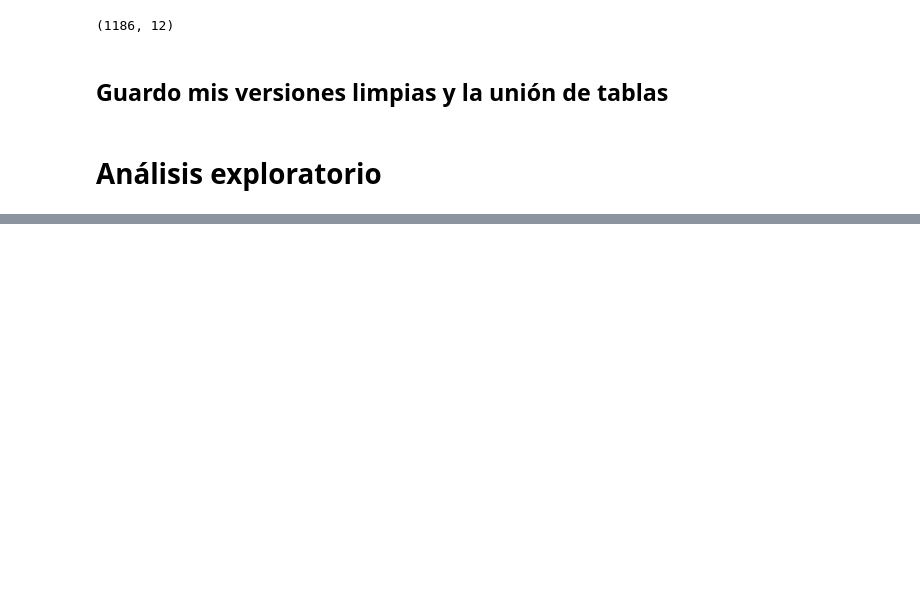
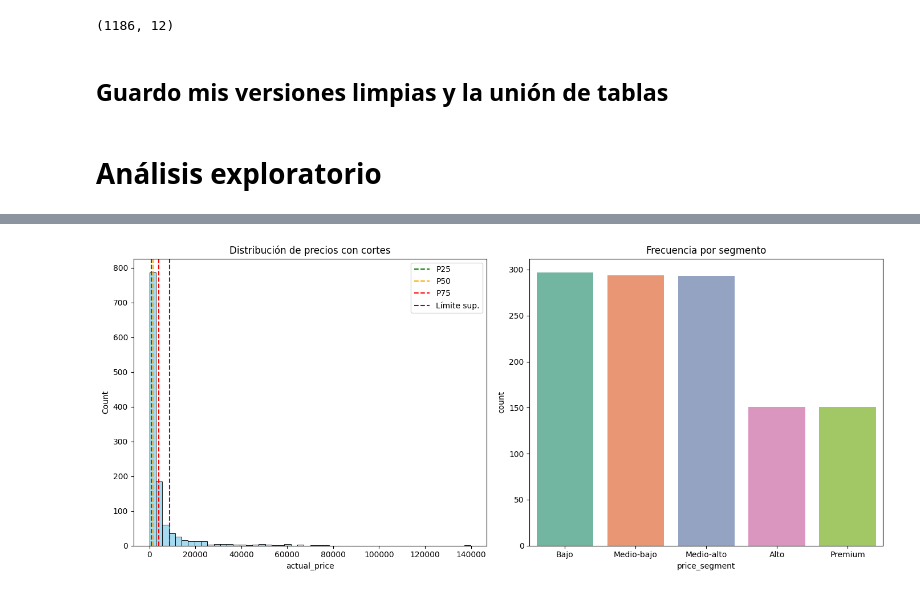
Before and after one commit to Blangis/DataLab-Amazon-dataset, a Jupyter notebook: notebooks/amazon.ipynb, the cells around one changed output, grey strips where cells are left out. Drawn from its saved outputs; the diff is of its cells as text; code cells hidden in the pictures; blank space fills up the shorter version.

```diff
--- a/notebooks/amazon.ipynb
+++ b/notebooks/amazon.ipynb
@@ -912,0 +1026,50 @@ Top 10 productos mejor calificados (solo con reseñas):
+# %%
+import matplotlib.pyplot as plt
+import seaborn as sns
+
+# --- Cálculo de cuartiles e IQR ---
+p25 = df_merged['actual_price'].quantile(0.25)
+p50 = df_merged['actual_price'].quantile(0.50)
+p75 = df_merged['actual_price'].quantile(0.75)
+iqr = p75 - p25
+limite_superior = p75 + 1.5 * iqr
+
+# --- Segmentación ---
+def segmentar_precio(x):
+    if x < p25:
+        return "Bajo"
+    elif p25 <= x < p50:
+        return "Medio-bajo"
+    elif p50 <= x < p75:
+        return "Medio-alto"
+    elif p75 <= x <= limite_superior:
+        return "Alto"
+    else:
+        return "Premium"
+
+df_merged['price_segment'] = df_merged['actual_price'].apply(segmentar_precio)
+
+# --- Crear figura con 2 gráficos ---
+fig, axes = plt.subplots(1, 2, figsize=(14, 6))
+
+# 1. Histograma de precios
+sns.histplot(df_merged['actual_price'], bins=50, ax=axes[0], color="skyblue")
+axes[0].set_title("Distribución de precios con cortes")
+
+# Líneas verticales en los percentiles y límite
+for value, label, color in [(p25, "P25", "green"),
+                            (p50, "P50", "orange"),
+                            (p75, "P75", "red"),
+                            (limite_superior, "Límite sup.", "purple")]:
+    axes[0].axvline(value, color=color, linestyle="--", linewidth=1.5, label=label)
+
+axes[0].legend()
+
+# 2. Gráfico de barras de segmentos
+sns.countplot(data=df_merged, x="price_segment", order=["Bajo", "Medio-bajo", "Medio-alto", "Alto", "Premium"], ax=axes[1], palette="Set2", hue="price_segment")
+axes[1].set_title("Frecuencia por segmento")
+
+plt.tight_layout()
+plt.show()
+# %% [output]
+[figure, added]
```
Also changed, not shown: parts of 11 cells of this notebook.
